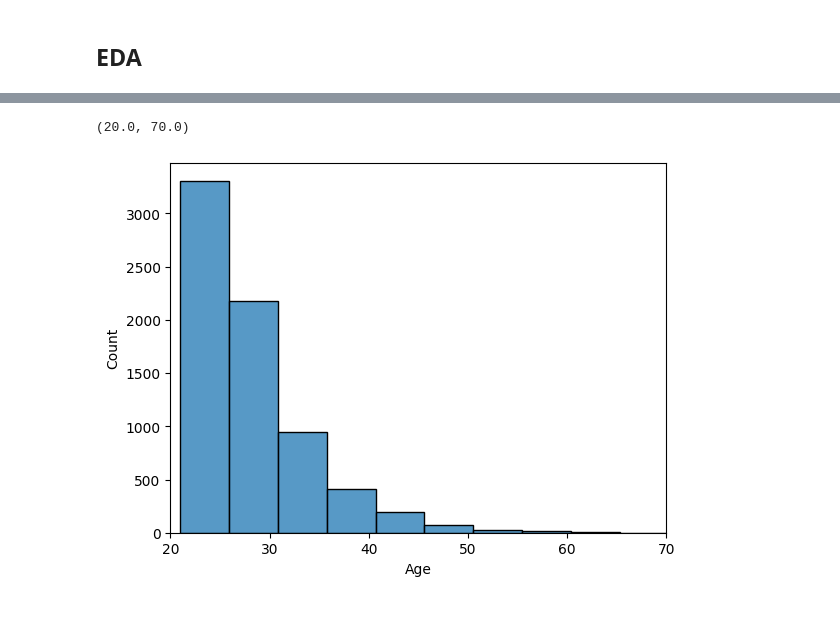
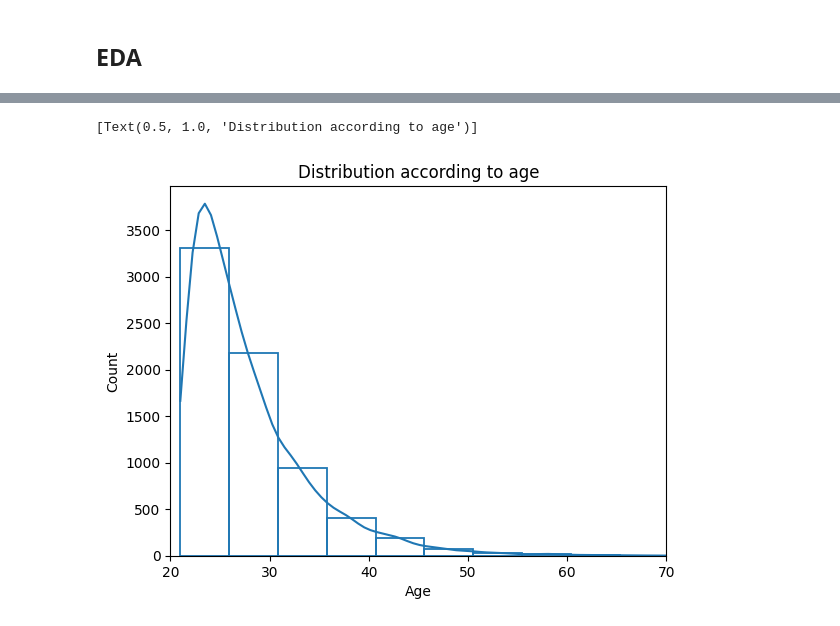
Before and after one commit to mulingwa/Loan_Risk_Prediction_Challenge_DATAMONDAYVIEWS, a Jupyter notebook: notebooks/Analysis.ipynb, the cells around one changed output, grey strips where cells are left out. Drawn from its saved outputs; the diff is of its cells as text; code cells hidden in the pictures.

```diff
--- a/notebooks/Analysis.ipynb
+++ b/notebooks/Analysis.ipynb
@@ -143,7 +151,9 @@ ValueError: could not convert string to float: 'MORTGAGE'
 # %%
-#Loan distribution per
-fig = sns.histplot(data=df, x='Age', binwidth=5)
-fig.set_xlim(20, 70)
+#Loan distribution per age
+fig = sns.histplot(data=df, x='Age', binwidth=5, kde=True, fill=False)
+plt.xlim(df['Age'].min())
+fig.set_xlim(20,70)
+fig.set(title='Distribution according to age')
 # %% [output]
-(20.0, 70.0)
+[Text(0.5, 1.0, 'Distribution according to age')]
-[figure, old version]
+[figure, new version]
```
Also changed, not shown: parts of 10 cells of this notebook.
